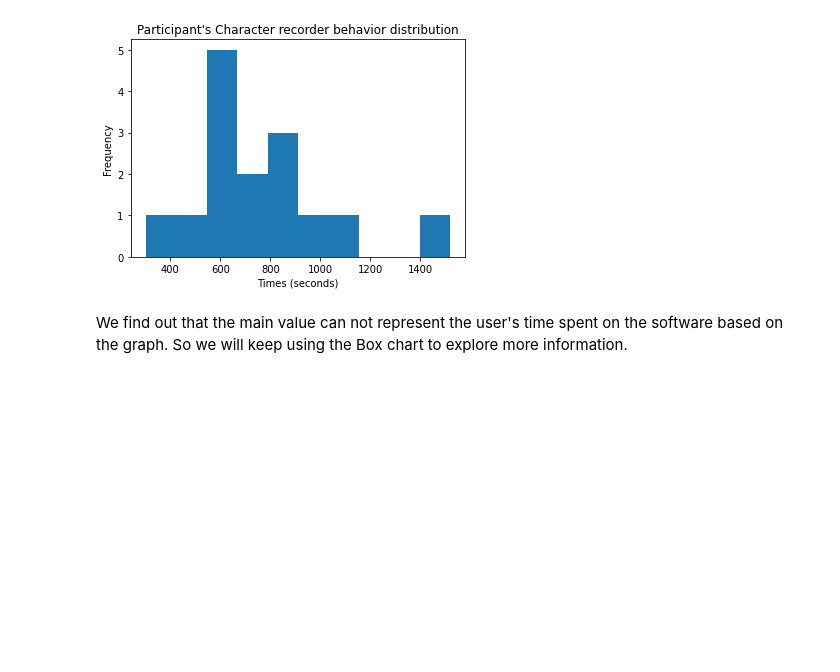
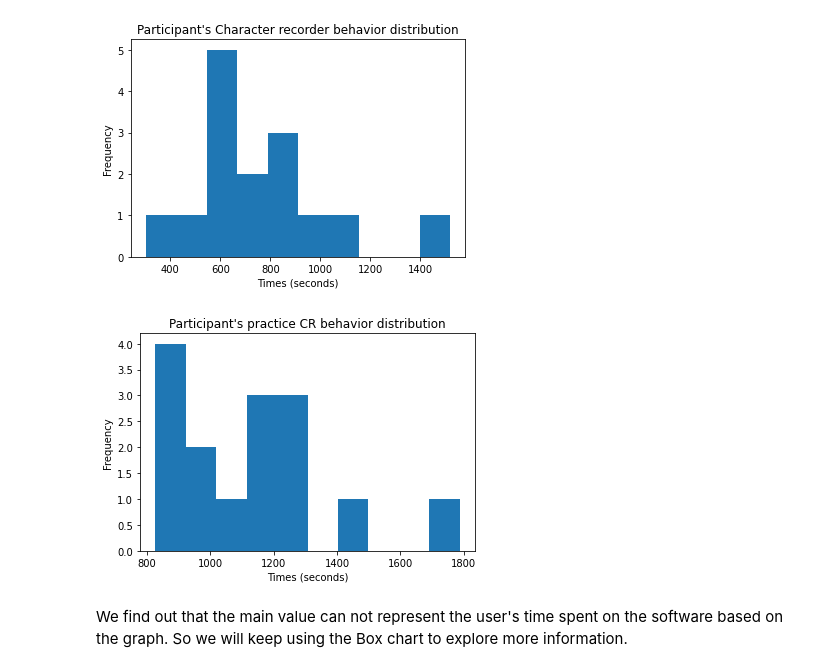
Before and after one commit to YuxuanZhou1/Character-Recorder-DA, a Jupyter notebook: Guiding research question.ipynb, the cells around one changed output. Saved outputs shown, nothing was run; the diff lists cells and outputs as text; code cells hidden in the pictures; blank space fills up the shorter version.

```diff
--- a/Guiding research question.ipynb
+++ b/Guiding research question.ipynb
@@ -34,6 +45,16 @@ plt.savefig(os.path.join('Pics/Guilding Analysis/CR-behavior.png'), dpi=300, for
 plt.show()
 # %% [output]
 [figure]
+# %%
+TU.mean()
+TU.astype('timedelta64[s]').plot.hist()
+
+plt.title("Participant's practice CR behavior distribution")
+plt.xlabel("Times (seconds)")
+plt.savefig(os.path.join('Pics/Guilding Analysis/TU-behavior.png'), dpi=300, format='png', bbox_inches='tight')
+plt.show()
+# %% [output]
+[figure, added]
 # %% [markdown]
 We find out that the main value can not represent the user's time spent on the software based on the graph. So we will keep using the Box chart to explore more information.
 # %%
```
Also changed, not shown: parts of 15 cells of this notebook, 7 other files.
